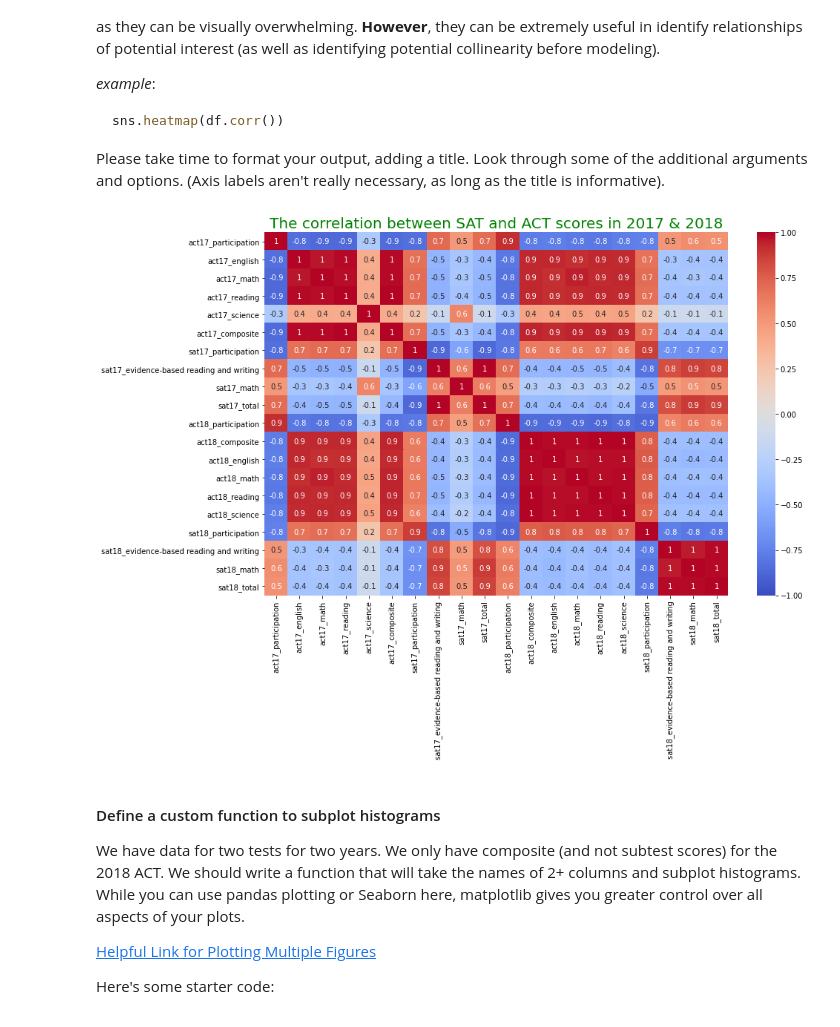
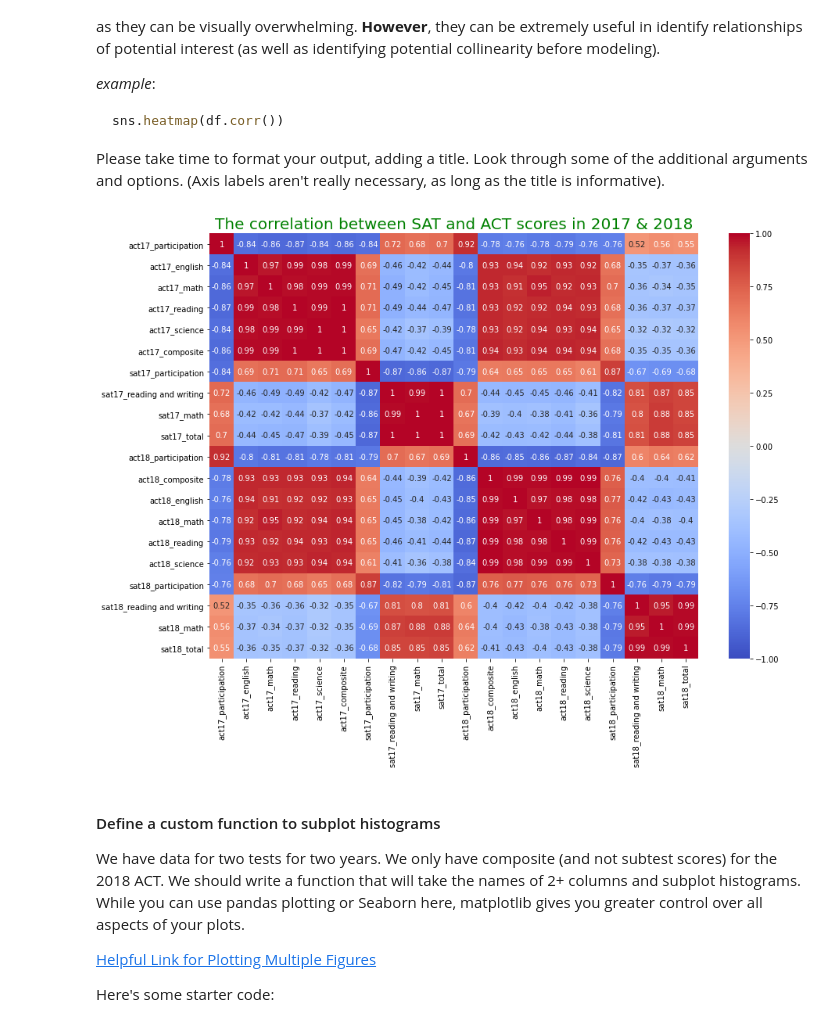
Before and after one commit to PeggyMan/DSI_projects, a Jupyter notebook: Project_1/code/starter-code_updated-Copy1.ipynb, the cells around one changed output. Saved outputs shown, nothing was run; the diff lists cells and outputs as text; code cells hidden in the pictures.

```diff
--- a/Project_1/code/starter-code_updated-Copy1.ipynb
+++ b/Project_1/code/starter-code_updated-Copy1.ipynb
@@ -274,6 +310,8 @@ df_act2017.tail(10)
 | 49 | West Virginia | 69% | 20.0 | 19.4 | 21.2 | 20.5 | 20.4 |
 | 50 | Wisconsin | 100% | 19.7 | 20.4 | 20.6 | 20.9 | 20.5 |
 | 51 | Wyoming | 100% | 19.4 | 19.8 | 20.8 | 20.6 | 20.2 |
+# %%
+df_act2017.iloc[51,6]=20.2
 # %% [markdown]
 #### 5. What are your data types?
 Display the data types of each feature.
@@ -393,7 +431,7 @@ Change the names of the columns to more expressive names so that you can tell th
 # %%
 # using .rename to change the column of df_sat2017 as once
 df_sat2017 = df_sat2017.rename (columns = {'State':'state','Participation':'sat17_participation',
-    'Evidence-Based Reading and Writing':'sat17_evidence-based reading and writing',
+    'Evidence-Based Reading and Writing':'sat17_reading and writing',
     'Math':'sat17_math', 'Total':'sat17_total'
     })
 # %%
@@ -605,7 +641,7 @@ dtype: object
 #working on SAT 2018
 #using .rename to change the column of df_sat2018 as once
 df_sat2018 = df_sat2018.rename (columns = {'State':'state','Participation':'sat18_participation',
-    'Evidence-Based Reading and Writing':'sat18_evidence-based reading and writing',
+    'Evidence-Based Reading and Writing':'sat18_reading and writing',
     'Math':'sat18_math', 'Total':'sat18_total'
     })
 # %%
@@ -715,5 +751,5 @@ dtypes: float64(10), object(1)
 memory usage: 4.8+ KB
 # %%
 #Save the contents of this merged dataframe as final.csv
-final_csv = pd.merge(combined_2017_clean, combined_18, on='state')
+final = pd.merge(combined_2017_clean, combined_18, on='state')
 # %%
@@ -1263,14 +1278,14 @@ Please take time to format your output, adding a title. Look through some of the
 # %%
 # Make a heatmap on the correlations between variables in the Final dataframe of SAT and ACT in 2017 and 2018:
 
-plt.figure(figsize=(14,9))
+plt.figure(figsize=(14,10))
 
-sns.heatmap(final_csv.corr(), annot = True,fmt='.1g',vmin=-1, vmax=1, center= 0, cmap= 'coolwarm')
+sns.heatmap(final.corr(), annot = True,vmin=-1, vmax=1, center= 0, cmap= 'coolwarm')
 heat_title =plt.title("The correlation between SAT and ACT scores in 2017 & 2018", fontsize = 20)
 plt.setp(heat_title, color='g')
 plt.show()
 # %% [output]
-[figure, old version]
+[figure, new version]
 # %% [markdown]
 #### Define a custom function to subplot histograms
 
```
Also changed, not shown: parts of 106 cells of this notebook, 9 other files.
